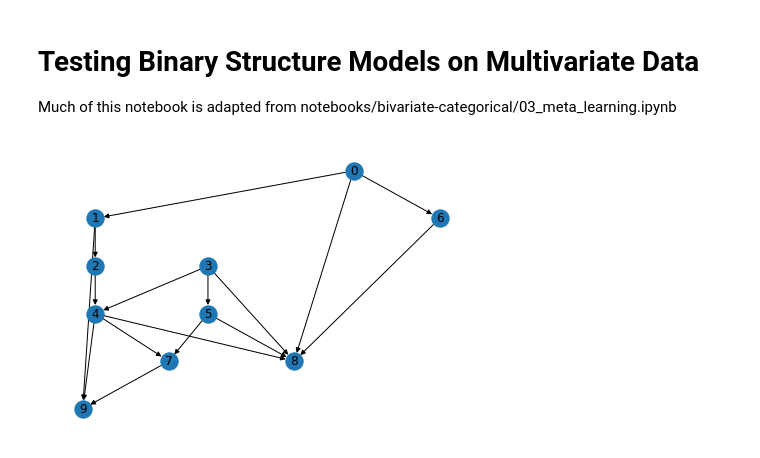
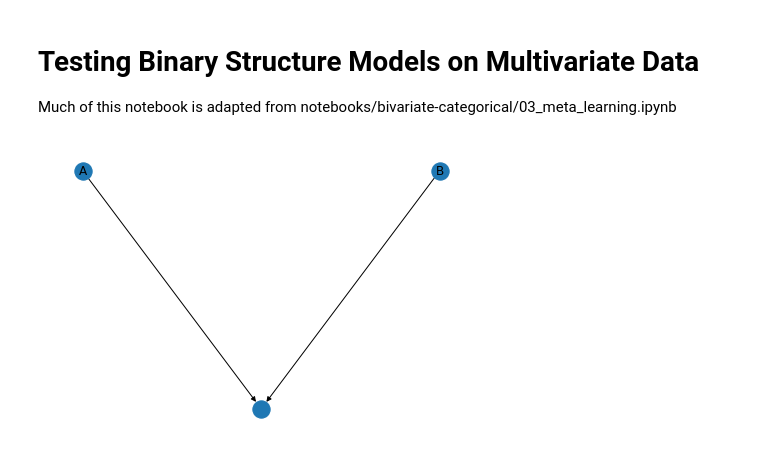
Before and after one commit to RobathanH/A-Meta-Transfer-Objective-For-Learning-To-Disentangle-Causal-Mechanisms, a Jupyter notebook: cs330/notebooks/pairwise_test.ipynb, the cells around one changed output. Saved outputs shown, nothing was run; the diff lists cells and outputs as text; code cells hidden in the pictures.

```diff
--- a/cs330/notebooks/pairwise_test.ipynb
+++ b/cs330/notebooks/pairwise_test.ipynb
@@ -18 +20,34 @@ from models import StructuralModel
+# %%
+# Trial Setup
+if False:
+    TRIAL_ID = "binary_with_confounder"
+    N = 10
+    M = 3
+
+    # Create graph and data generator
+    data_gen = MultiCategorical(N, M)
+    data_gen.graph.B = np.array([
+        [0, 0, 0],
+        [1, 0, 0],
+        [1, 0, 0]
+    ])
+    # Determine node indices to compare
+    A = 1
+    B = 2
+
+if True:
+    TRIAL_ID = "binary_with_collider"
+    N = 10
+    M = 3
+
+    # Create graph and data generator
+    data_gen = MultiCategorical(N, M)
+    data_gen.graph.B = np.array([
+        [0, 0, 0],
+        [0, 0, 0],
+        [1, 1, 0]
+    ])
+    # Determine node indices to compare
+    A = 0
+    B = 1
 # %%
@@ -30,5 +56,0 @@ if True:
-# %%
-# Visualize graph
-data_gen.graph.visualize()
-# %% [output]
-[figure, removed]
@@ -39 +57,7 @@ B = 3
+# %%
+# Save labeled graph image
+data_gen.graph.visualize(labels={A: "A", B: "B"})
+plt.savefig(f"{TRIAL_ID}.graph.png")
+# %% [output]
+[figure, added]
 # %%
```
Also changed, not shown: parts of 12 cells of this notebook, 2 other files.
